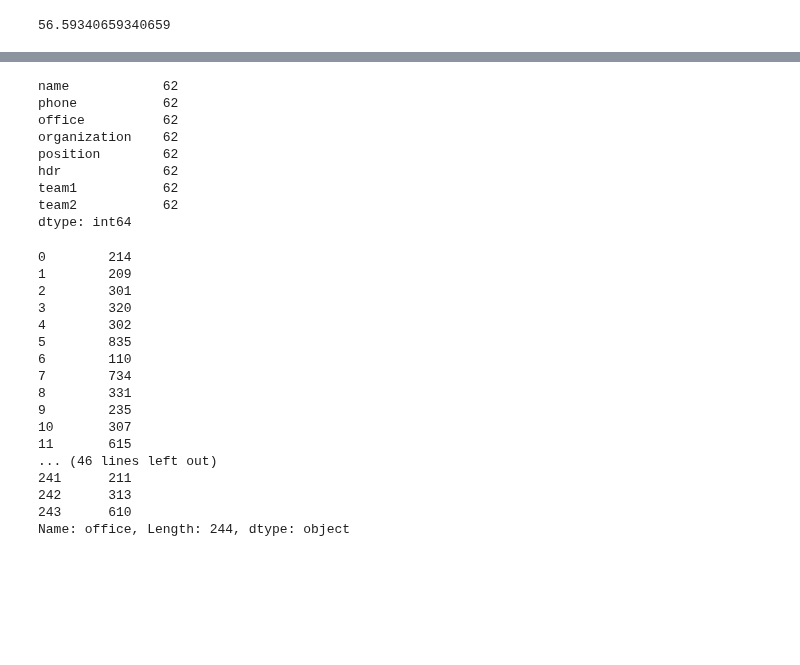
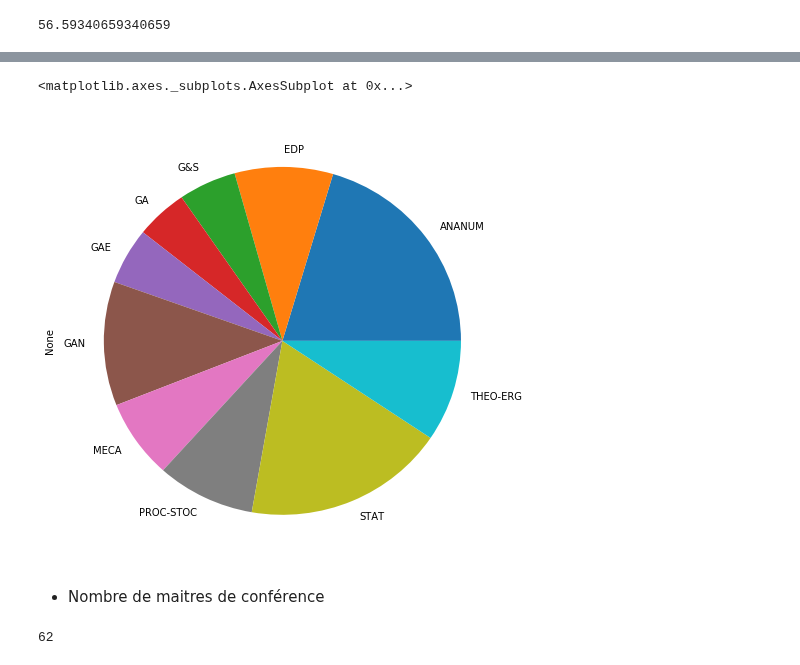
Before and after one commit to pnavaro/math-python, a Jupyter notebook: 14.IRMAR.ipynb, the cells around one changed output, grey strips where cells are left out. Cells and saved outputs as stored; diff of their text form; code cells hidden in the pictures; blank space fills up the shorter version.

```diff
--- a/14.IRMAR.ipynb
+++ b/14.IRMAR.ipynb
@@ -162,32 +142,11 @@ res.plot.barh(stacked=True)
+# %%
+res.sum(axis=1).plot.pie(figsize=(8, 8))
+# %% [output]
+<matplotlib.axes._subplots.AxesSubplot at 0x...>
+[figure, added]
+# %% [markdown]
+- Nombre de maitres de conférence
 # %%
-df.loc[any(df.position == 'MC'].count()
+df['name'].loc[df.position == 'MC'].count()
 # %% [output]
-name            62
-phone           62
-office          62
-organization    62
-position        62
-hdr             62
-team1           62
-team2           62
-dtype: int64
+62
-# %%
-df.office
-# %% [output]
-0        214
-1        209
-2        301
-3        320
-4        302
-5        835
-6        110
-7        734
-8        331
-9        235
-10       307
-11       615
-... (46 lines left out)
-241      211
-242      313
-243      610
-Name: office, Length: 244, dtype: object
```
Also changed, not shown: parts of 7 cells of this notebook.
